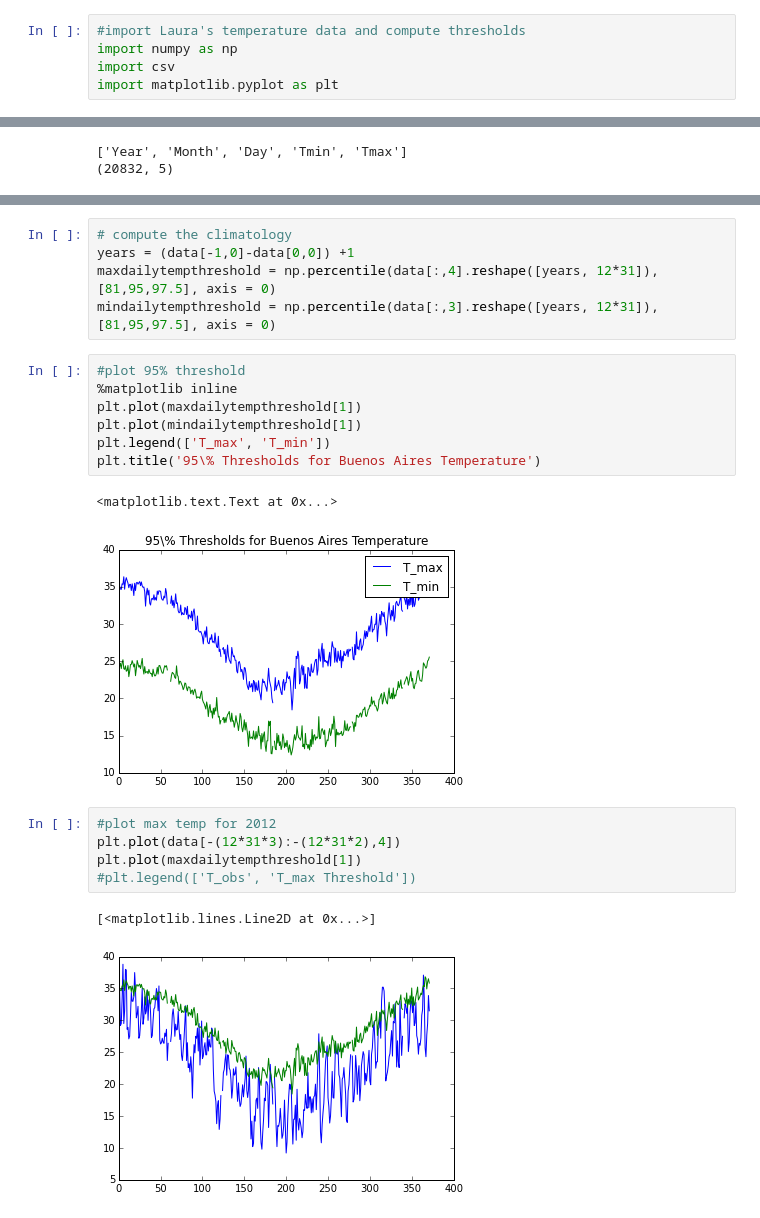
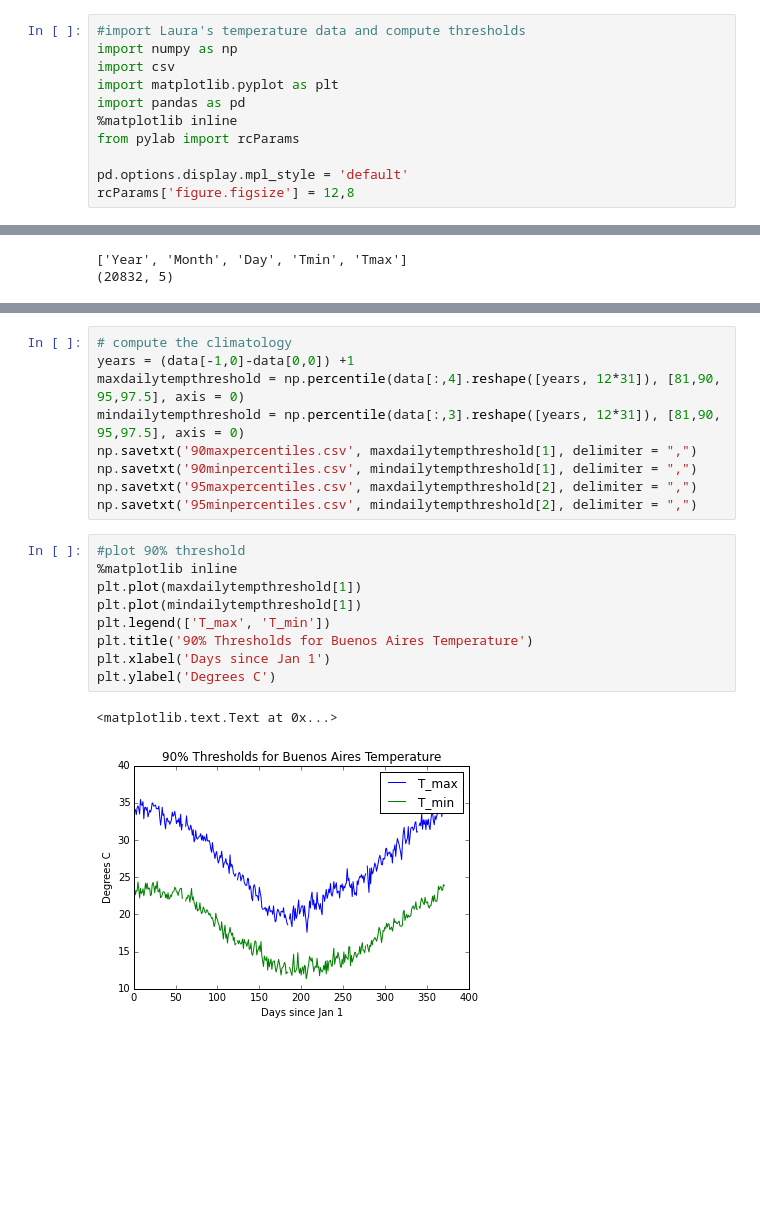
Before and after one commit to gottscott/heat, a Jupyter notebook: BAtempanalysis.ipynb, the cells around one changed output, grey strips where cells are left out. Saved outputs shown, nothing was run; the diff lists cells and outputs as text; blank space fills up the shorter version.

```diff
--- a/BAtempanalysis.ipynb
+++ b/BAtempanalysis.ipynb
@@ -3,6 +3,12 @@
 import numpy as np
 import csv
 import matplotlib.pyplot as plt
+import pandas as pd
+%matplotlib inline
+from pylab import rcParams
+
+pd.options.display.mpl_style = 'default'
+rcParams['figure.figsize'] = 12,8
 # %%
 #import the data and headers
 # note that the time data includes dates that don't exist, like feb. 31, will import as NaN
@@ -16,23 +44,21 @@ print data.shape
 # %%
 # compute the climatology
 years = (data[-1,0]-data[0,0]) +1
-maxdailytempthreshold = np.percentile(data[:,4].reshape([years, 12*31]), [81,95,97.5], axis = 0)
-mindailytempthreshold = np.percentile(data[:,3].reshape([years, 12*31]), [81,95,97.5], axis = 0)
+maxdailytempthreshold = np.percentile(data[:,4].reshape([years, 12*31]), [81,90, 95,97.5], axis = 0)
+mindailytempthreshold = np.percentile(data[:,3].reshape([years, 12*31]), [81,90, 95,97.5], axis = 0)
+np.savetxt('90maxpercentiles.csv', maxdailytempthreshold[1], delimiter = ",")
+np.savetxt('90minpercentiles.csv', mindailytempthreshold[1], delimiter = ",")
+np.savetxt('95maxpercentiles.csv', maxdailytempthreshold[2], delimiter = ",")
+np.savetxt('95minpercentiles.csv', mindailytempthreshold[2], delimiter = ",")
 # %%
-#plot 95% threshold
+#plot 90% threshold
 %matplotlib inline
 plt.plot(maxdailytempthreshold[1])
 plt.plot(mindailytempthreshold[1])
 plt.legend(['T_max', 'T_min'])
-plt.title('95\% Thresholds for Buenos Aires Temperature')
+plt.title('90% Thresholds for Buenos Aires Temperature')
+plt.xlabel('Days since Jan 1')
+plt.ylabel('Degrees C')
 # %% [output]
 <matplotlib.text.Text at 0x...>
-[figure, old version]
+[figure, new version]
-# %%
-#plot max temp for 2012
-plt.plot(data[-(12*31*3):-(12*31*2),4])
-plt.plot(maxdailytempthreshold[1])
-#plt.legend(['T_obs', 'T_max Threshold'])
-# %% [output]
-[<matplotlib.lines.Line2D at 0x...>]
-[figure, removed]
```
Also changed, not shown: parts of 17 cells of this notebook, 7 other files.
